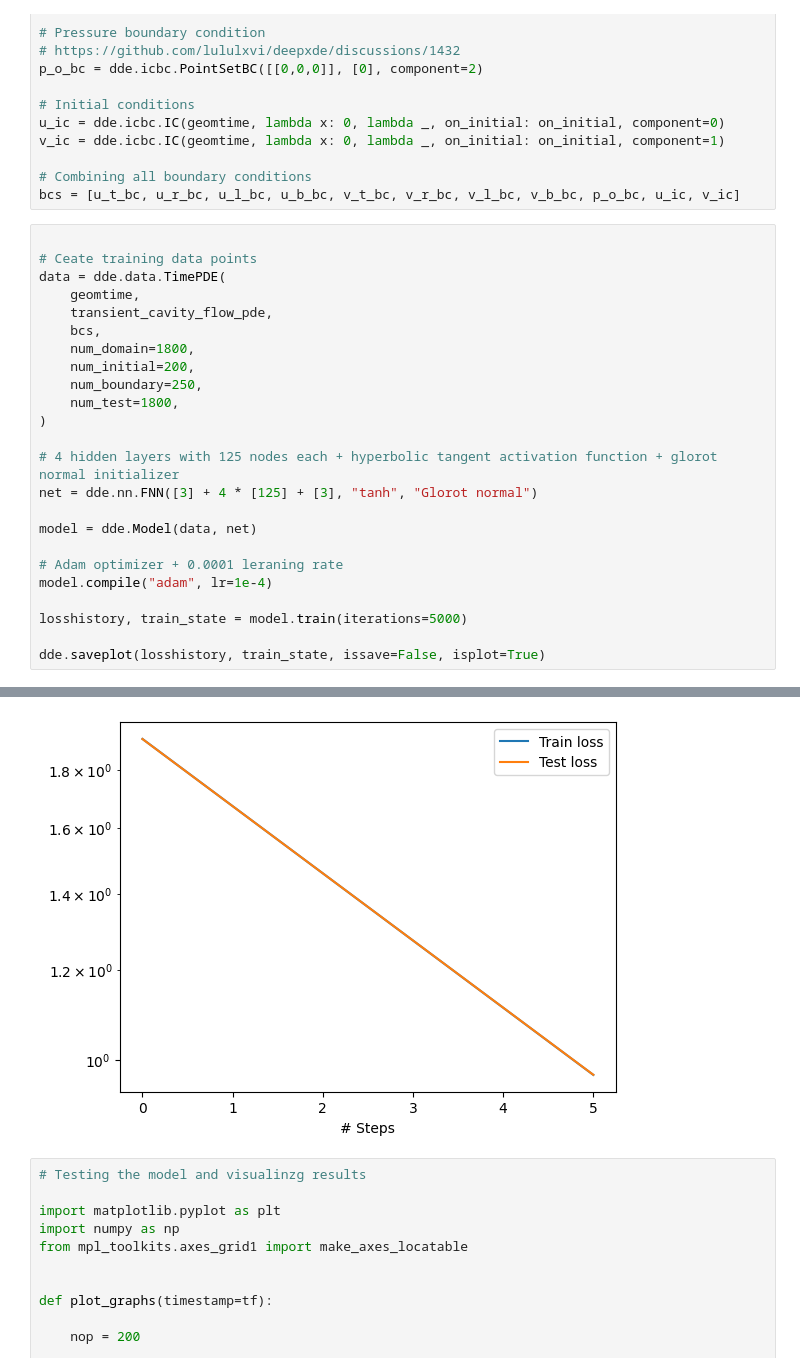
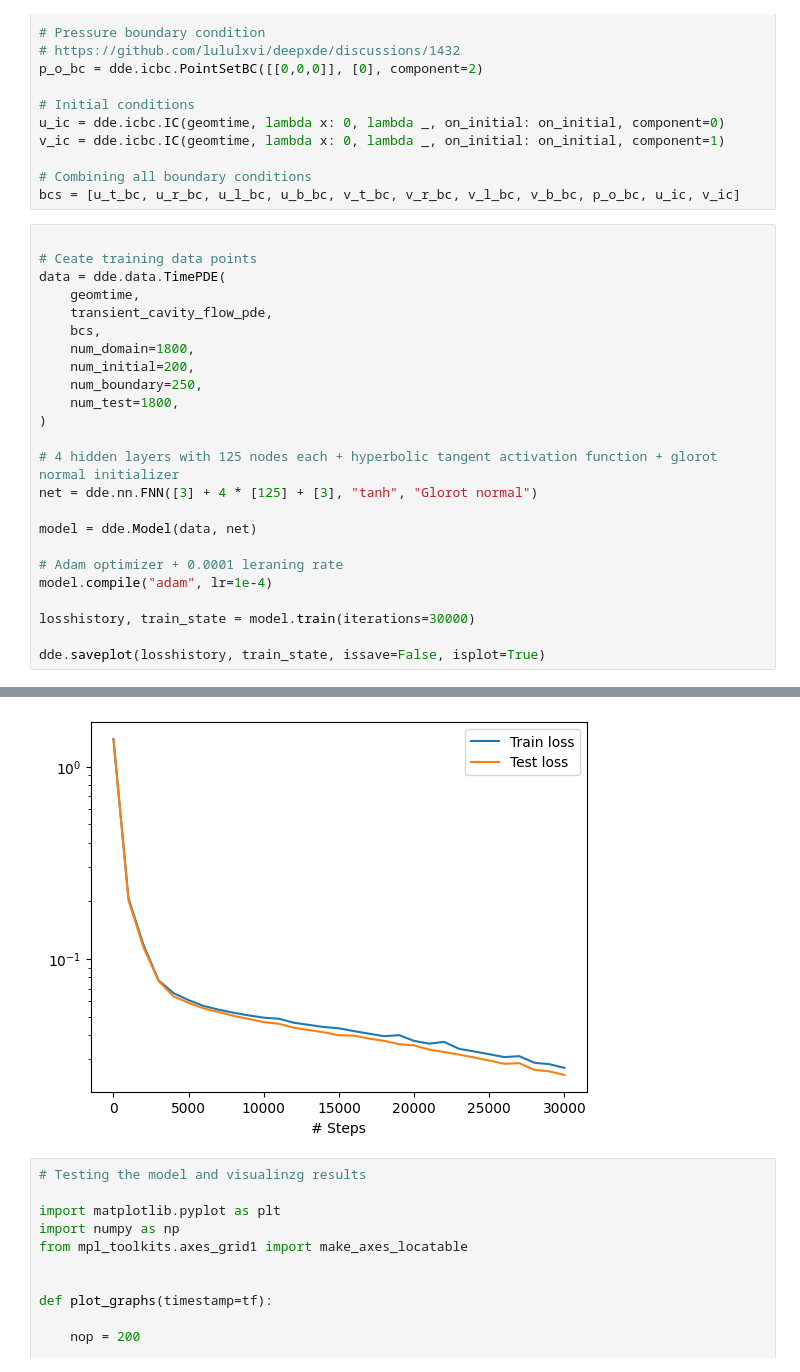
Before and after one commit to DravenPie/PINNFormers-Navier-Stokes-Equations, a Jupyter notebook: TransientCavityFlow_DeepXDE.ipynb, the cells around one changed output, grey strips where cells are left out. Saved outputs shown, nothing was run; the diff lists cells and outputs as text.

```diff
--- a/TransientCavityFlow_DeepXDE.ipynb
+++ b/TransientCavityFlow_DeepXDE.ipynb
@@ -162,7 +165,7 @@ model = dde.Model(data, net)
 # Adam optimizer + 0.0001 leraning rate
 model.compile("adam", lr=1e-4)
 
-losshistory, train_state = model.train(iterations=5000)
+losshistory, train_state = model.train(iterations=30000)
 
 dde.saveplot(losshistory, train_state, issave=False, isplot=True)
 # %% [output]
@@ -185,4 +189,4 @@ Best model at step 5:
-[figure, old version]
+[figure, new version]
 # %%
 # Testing the model and visualinzg results
 
```
Also changed, not shown: parts of 3 cells of this notebook, 24 other files.
